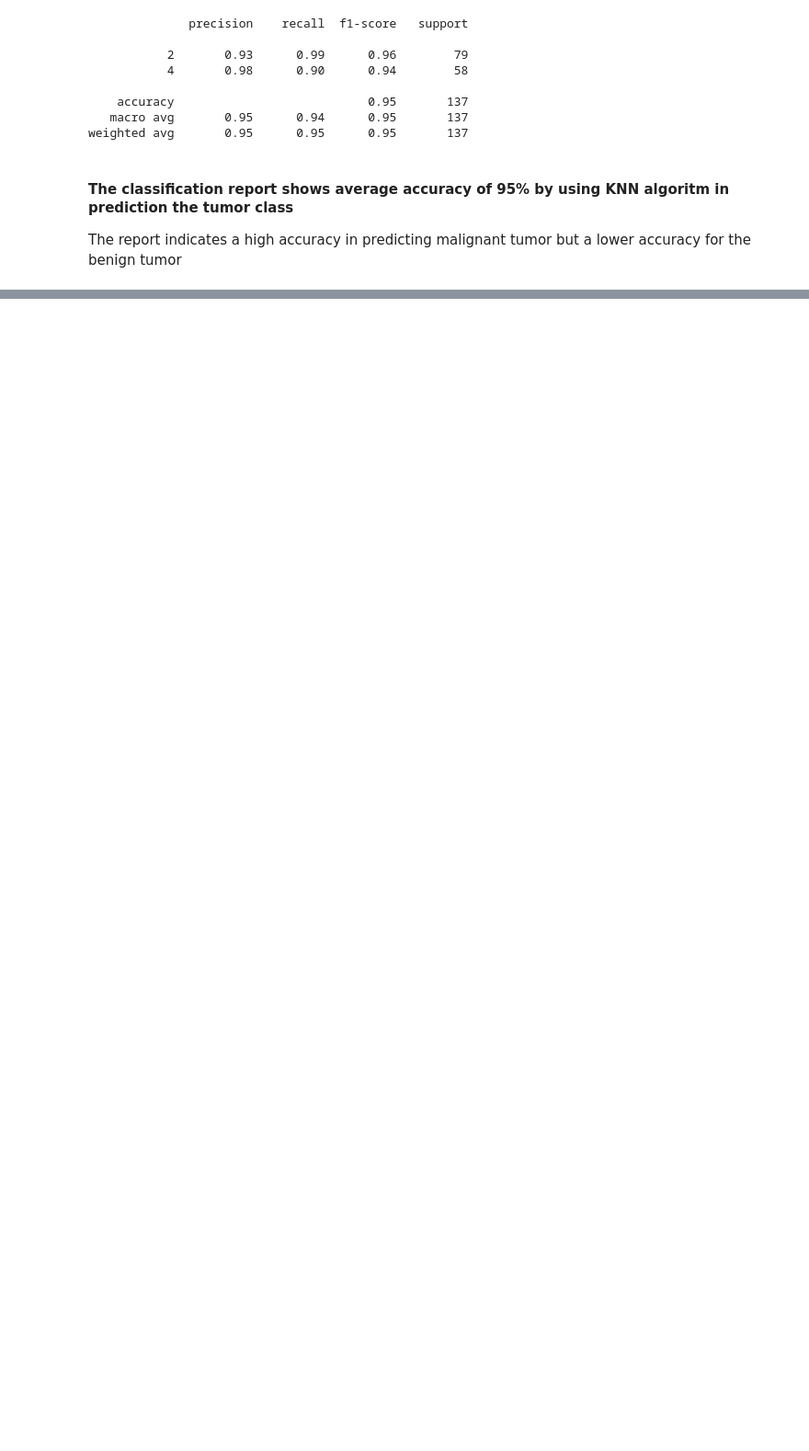
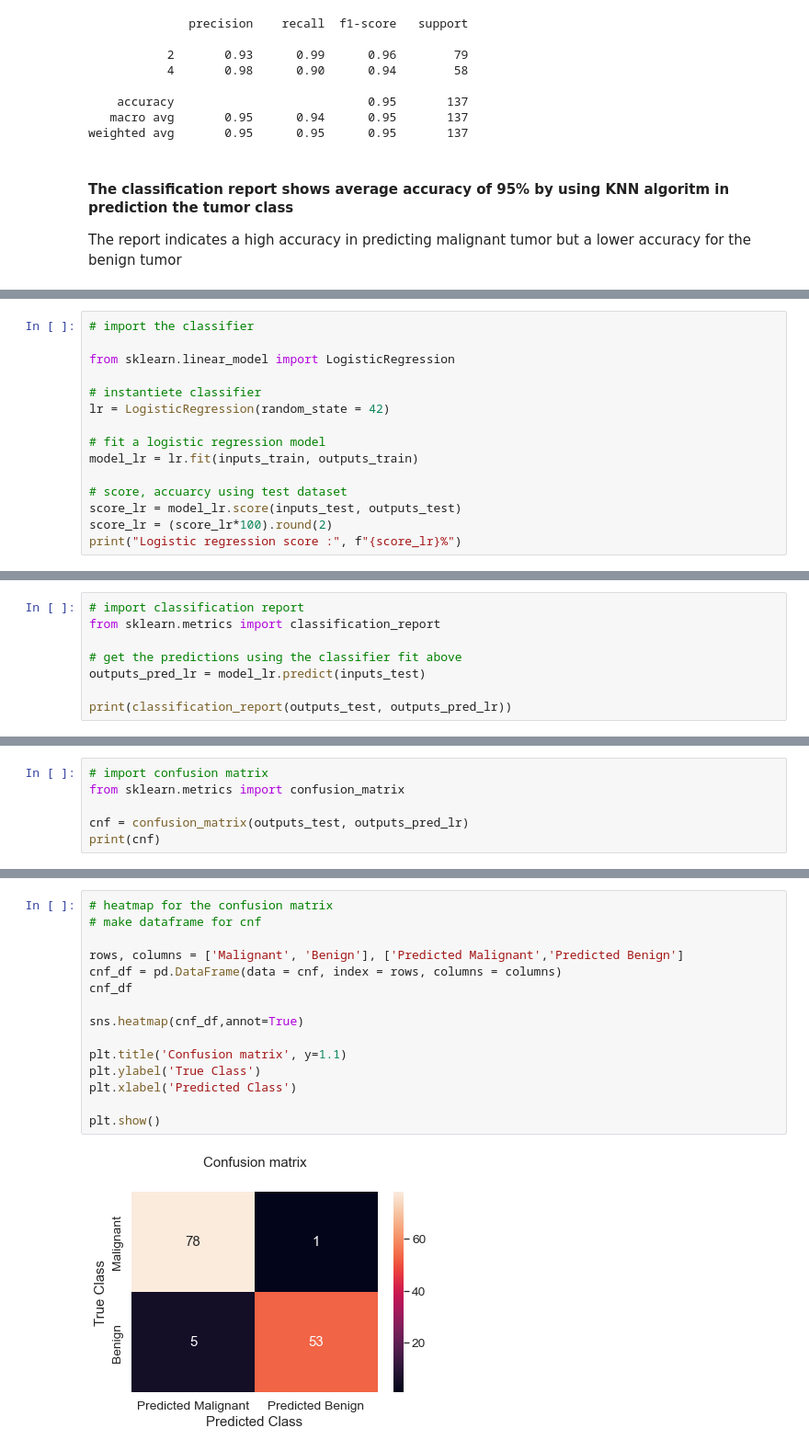
Before and after one commit to G00411367/PfDA_II, a Jupyter notebook: wisconsin_analysis.ipynb, the cells around one changed output, grey strips where cells are left out. Shown at 92% size. Cells and saved outputs as stored; diff of their text form; blank space fills up the shorter version.

```diff
--- a/wisconsin_analysis.ipynb
+++ b/wisconsin_analysis.ipynb
@@ -526,0 +534,15 @@ The report indicates a high accuracy in predicting malignant tumor but a lower a
+# %%
+# import the classifier
+
+from sklearn.linear_model import LogisticRegression
+
+# instantiete classifier
+lr = LogisticRegression(random_state = 42)
+
+# fit a logistic regression model
+model_lr = lr.fit(inputs_train, outputs_train)
+
+# score, accuarcy using test dataset
+score_lr = model_lr.score(inputs_test, outputs_test)
+score_lr = (score_lr*100).round(2)
+print("Logistic regression score :", f"{score_lr}%")
@@ -526,0 +551,8 @@ The report indicates a high accuracy in predicting malignant tumor but a lower a
+# %%
+# import classification report
+from sklearn.metrics import classification_report
+
+# get the predictions using the classifier fit above
+outputs_pred_lr = model_lr.predict(inputs_test)
+
+print(classification_report(outputs_test, outputs_pred_lr))
@@ -526,0 +570,6 @@ The report indicates a high accuracy in predicting malignant tumor but a lower a
+# %%
+# import confusion matrix
+from sklearn.metrics import confusion_matrix
+
+cnf = confusion_matrix(outputs_test, outputs_pred_lr)
+print(cnf)
@@ -526,0 +582,17 @@ The report indicates a high accuracy in predicting malignant tumor but a lower a
+# %%
+# heatmap for the confusion matrix
+# make dataframe for cnf
+
+rows, columns = ['Malignant', 'Benign'], ['Predicted Malignant','Predicted Benign']
+cnf_df = pd.DataFrame(data = cnf, index = rows, columns = columns)
+cnf_df
+
+sns.heatmap(cnf_df,annot=True)
+
+plt.title('Confusion matrix', y=1.1)
+plt.ylabel('True Class')
+plt.xlabel('Predicted Class')
+
+plt.show()
+# %% [output]
+[figure, added]
```
Also changed, not shown: parts of 15 cells of this notebook.
